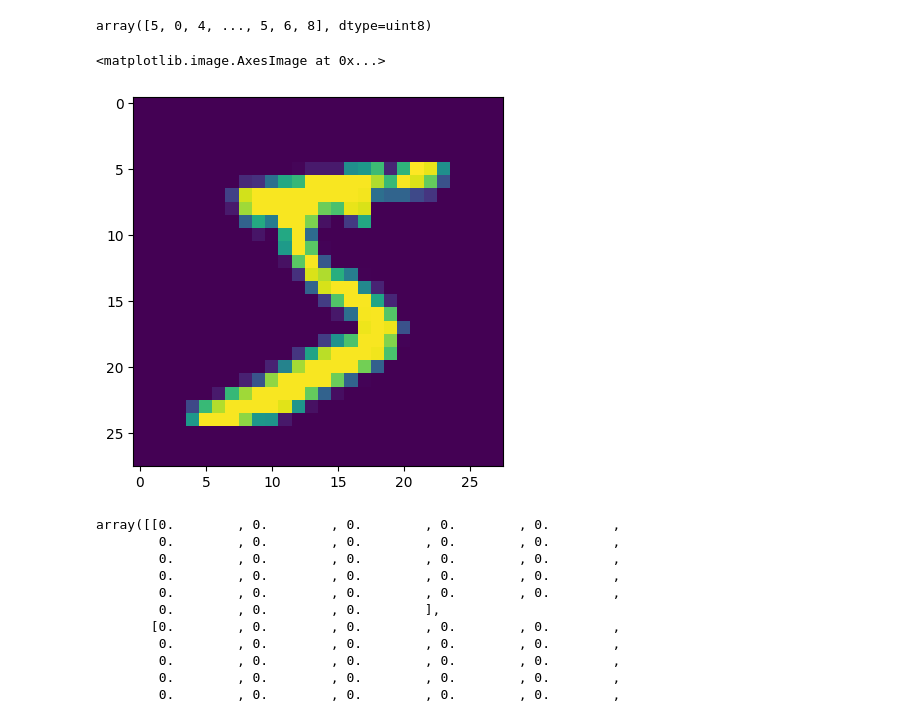
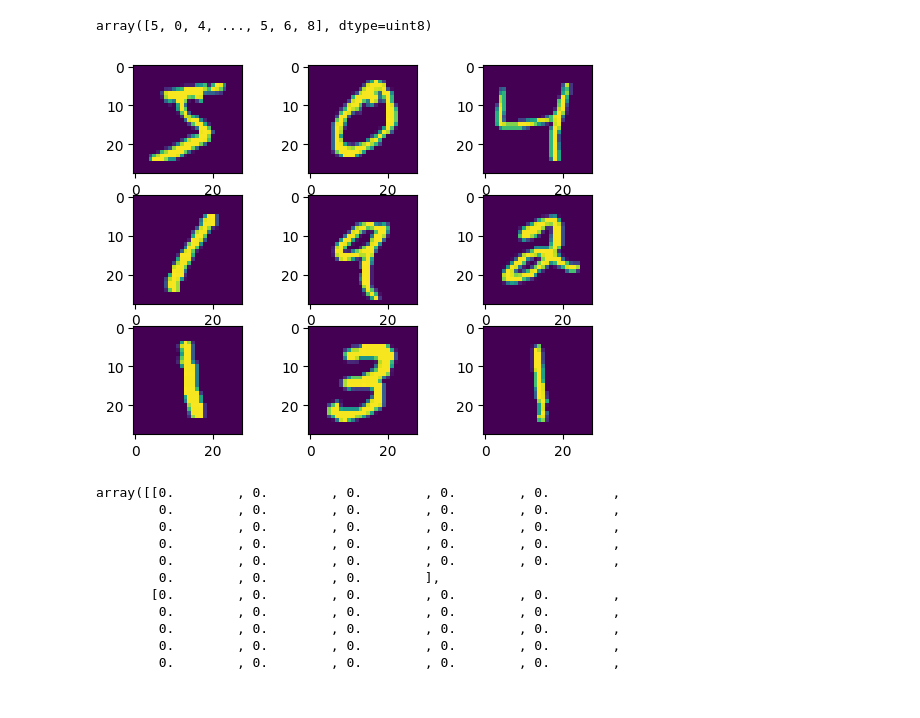
Before and after one commit to nayan1306/DeepLearning, a Jupyter notebook: mnist_classification.ipynb, the cells around one changed output. Saved outputs shown, nothing was run; the diff lists cells and outputs as text; code cells hidden in the pictures.

```diff
--- a/mnist_classification.ipynb
+++ b/mnist_classification.ipynb
@@ -46,10 +67,13 @@ y_train
 array([5, 0, 4, ..., 5, 6, 8], dtype=uint8)
 # %%
 import matplotlib.pyplot as plt
-plt.imshow(X_train[0])
+for i in range(9):
+	# define subplot
+	plt.subplot(330 + 1 + i)
+	# plot raw pixel data
+	plt.imshow(X_train[i])
 # %% [output]
-<matplotlib.image.AxesImage at 0x...>
-[figure, old version]
+[figure, new version]
 # %%
 # Scaling the values to a range fo 0 to 1
 # This helps to train the neural networks fast and also helps in fast convergence
```
Also changed, not shown: parts of 16 cells of this notebook.
